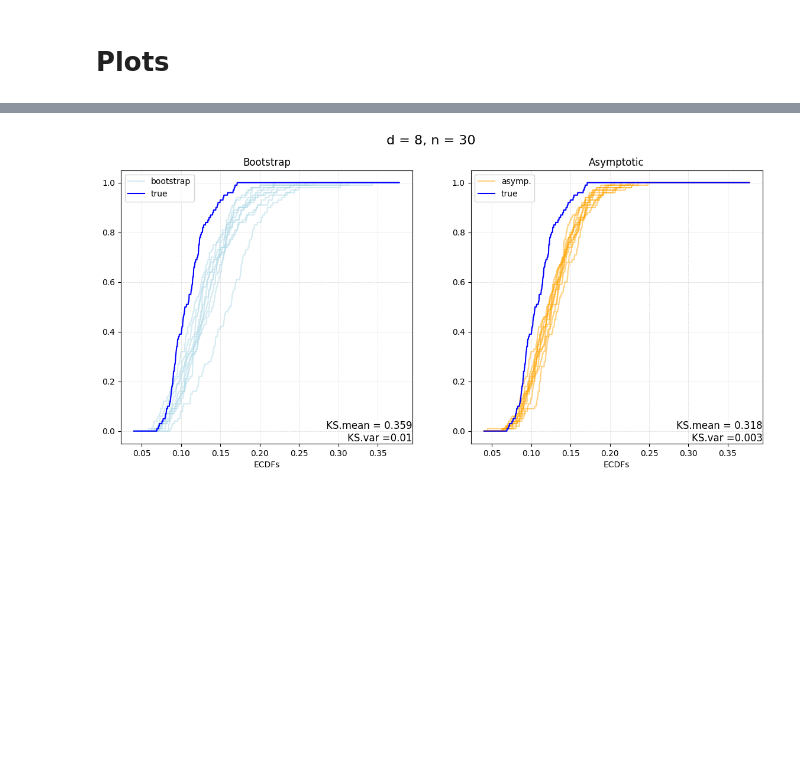
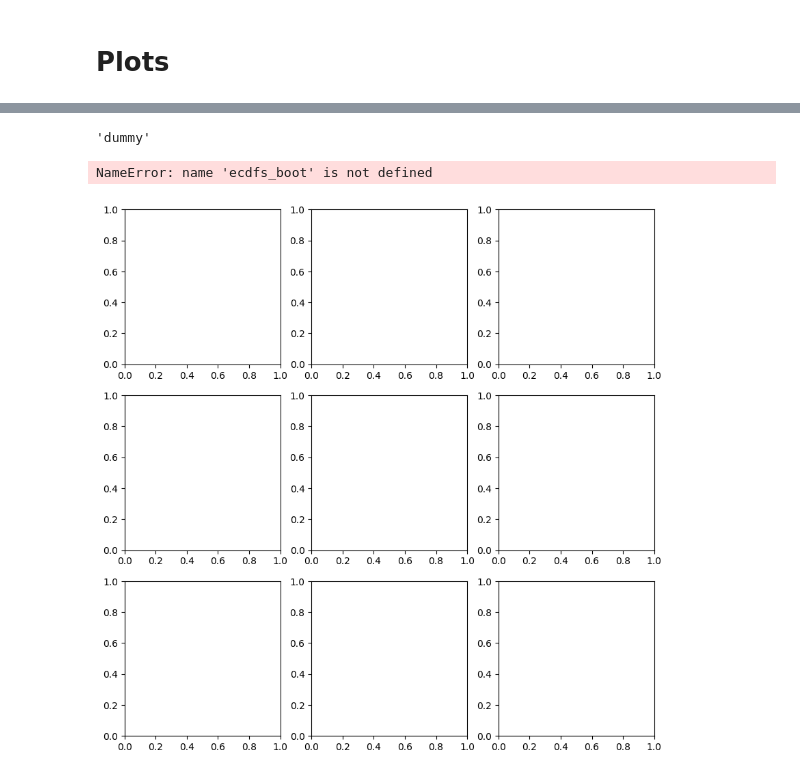
Before and after one commit to asuvor/bw_paper, a Jupyter notebook: Experiments_synth.ipynb, the cells around one changed output, grey strips where cells are left out. Drawn from its saved outputs; the diff is of its cells as text; code cells hidden in the pictures; blank space fills up the shorter version.

```diff
--- a/Experiments_synth.ipynb
+++ b/Experiments_synth.ipynb
@@ -79,0 +74,12 @@ stat_asymp = asymptotic_statistics(population, size = n, iters = M, boot_samples
+# %%
+for key in all_data.keys():
+    for n in Ns:
+        if key == 'true':
+            #True distribution
+            dummy = true_distr(population, size = n, boot_samples=N, setting = setting)
+        elif key == 'boot':
+            dummy = bootstrap(population, size = n, iters = M, boot_samples = N, model = "Exponential", setting = setting)
+        elif key == 'asm':
+            dummy = asymptotic_statistics(population, size = n, iters = M, boot_samples = N, setting = setting)
+
+        all_data[key][n] = dummy
@@ -80,13 +116,20 @@ stat_asymp = asymptotic_statistics(population, size = n, iters = M, boot_samples
 # %%
-x_grd = find_grid(dist_true, stat_boot, stat_asymp, steps = 1000)
+# for j in range(len(Ns)):
+#     x_grd = find_grid(true_all[j], boot_all[j], asm_all[j], steps = 500)
+#     x_all.append(x_grd)
 
-ecdfs_boot  = compute_ecdfs(stat_boot, x_grd)
-ecdfs_asymp = compute_ecdfs(stat_asymp, x_grd)
-ecdf_true   = ecdf_on_grid(dist_true, x_grd)
+#     ecdf_true   = ecdf_on_grid(true_all[j], x_grd)
+#     ecdfs_true_all.append(ecdf_true)
 
-m_boot, v_boot = compute_KS_stat(ecdf_true, ecdfs_boot)
-m_asmp, v_asmp = compute_KS_stat(ecdf_true, ecdfs_asymp)
+#     ecdfs_boot  = compute_ecdfs(boot_all[j], x_grd)
+#     ecdfs_boot_all.append(ecdfs_boot)
+
+#     ecdfs_asymp = compute_ecdfs(asm_all[j], x_grd)
+#     ecdfs_asm_all.append(ecdfs_asymp)
+
+# m_boot, v_boot = compute_KS_stat(ecdf_true, ecdfs_boot)
+# m_asmp, v_asmp = compute_KS_stat(ecdf_true, ecdfs_asymp)
 
 
-print(m_boot, v_boot)
-print(m_asmp, v_asmp)
+# print(m_boot, v_boot)
+# print(m_asmp, v_asmp)
@@ -96,7 +136,7 @@ print(m_asmp, v_asmp)
 # %%
-KS_var_asm = ceil_to_decimals(v_asmp , 3)
-KS_mean_asm = ceil_to_decimals(m_asmp, 3)
-KS_var_boot = ceil_to_decimals(v_boot, 3)
-KS_mean_boot = ceil_to_decimals(m_boot, 3)
+# KS_var_asm = ceil_to_decimals(v_asmp , 3)
+# KS_mean_asm = ceil_to_decimals(m_asmp, 3)
+# KS_var_boot = ceil_to_decimals(v_boot, 3)
+# KS_mean_boot = ceil_to_decimals(m_boot, 3)
 # %% [markdown]
 # Plots
@@ -103,5 +191,9 @@ KS_mean_boot = ceil_to_decimals(m_boot, 3)
+# %%
+key
+# %% [output]
+'dummy'
 # %%
-fig, axes = plt.subplots(1, 2, figsize=(14, 6))
+fig, axes = plt.subplots(nrows=3, ncols=3, figsize=(10, 10))
 
 
 for i in range(len(ecdfs_boot)):
@@ -122,31 +214,32 @@ xlim1 = axes[0].get_xlim()
 ylim1 = axes[0].get_ylim()
 
 # Place text in the lower-right corner of the first plot
 axes[0].text(xlim1[1], ylim1[0], "KS.mean = {0}\nKS.var ={1}".format(KS_mean_boot, KS_var_boot), fontsize=12, color='black',
              ha='right', va='bottom')
 
 
 for i in range(len(ecdfs_asymp)):
     if (i == len(ecdfs_asymp) - 1):
         axes[1].plot(x_grd, ecdfs_asymp[i], c='orange', alpha = .5, label='asymp.')
     else:
         axes[1].plot(x_grd, ecdfs_asymp[i], c = 'orange', alpha = .5)
 
 axes[1].plot(x_grd, ecdf_true, c = 'blue', label='true', lw = 1.5)
 axes[1].set_title("Asymptotic")
 axes[1].set_xlabel("ECDFs")
 # axes[0].set_ylabel("sin(x)")
 axes[1].legend(loc='best')
 axes[1].grid(True, which='both', linestyle='--', linewidth=0.5, alpha=0.5)  # Add pale grid
 
 # Place text in the lower-right corner of the first plot
 axes[1].text(xlim1[1], ylim1[0], "KS.mean = {0}\nKS.var ={1}".format(KS_mean_asm, KS_var_asm), fontsize=12, color='black',
              ha='right', va='bottom')
 
 
 
 fig.suptitle("d = {0}, n = {1}".format(d, n), fontsize=16)
 
 plt.savefig("boot_cdfs_d={0}_n={1}_L_proj.png".format(d, n), dpi=300)
 # %% [output]
+NameError: name 'ecdfs_boot' is not defined
-[figure, old version]
+[figure, new version]
```
Also changed, not shown: parts of 13 cells of this notebook, 6 other files.
